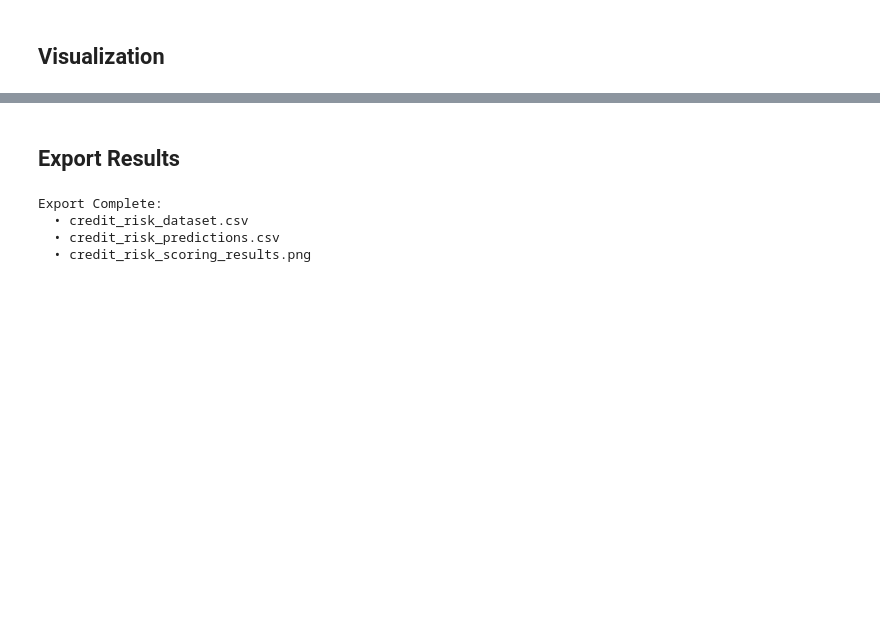
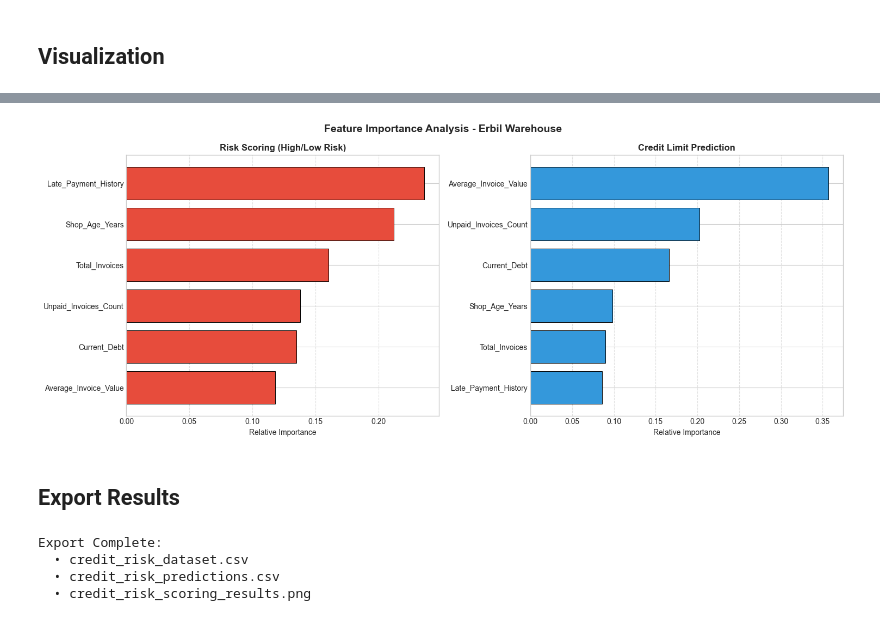
Before and after one commit to UmedJaMala/Credit-Risk-Scoring-ML, a Jupyter notebook: Credit_Limit_Risk_Scoring.ipynb, the cells around one changed output, grey strips where cells are left out. Saved outputs shown, nothing was run; the diff lists cells and outputs as text; code cells hidden in the pictures; blank space fills up the shorter version.

```diff
--- a/Credit_Limit_Risk_Scoring.ipynb
+++ b/Credit_Limit_Risk_Scoring.ipynb
@@ -223,3 +283,40 @@ plt.show()
+# %%
+import pandas as pd
+import matplotlib.pyplot as plt
+
+# ناساندنی ناوی تایبەتمەندییەکان وەک ئەوەی لە داتاسێتە نوێیەکەدا هەیە
+feature_names = ['Shop_Age_Years', 'Total_Invoices', 'Average_Invoice_Value',
+                 'Unpaid_Invoices_Count', 'Current_Debt', 'Late_Payment_History']
+
+# وەرگرتنی ڕێژەی گرنگی فیچەرەکان لە هەردوو مۆدێلەکەدا
+risk_importance = xgb_clf.feature_importances_
+limit_importance = xgb_reg.feature_importances_
+
+# دروستکردنی دەیتافرەیم بۆ ڕێکخستنیان بەپێی گرنگی
+df_risk_imp = pd.DataFrame({'Feature': feature_names, 'Importance': risk_importance}).sort_values(by='Importance', ascending=True)
+df_limit_imp = pd.DataFrame({'Feature': feature_names, 'Importance': limit_importance}).sort_values(by='Importance', ascending=True)
+
+# کێشانی هێڵکارییەکان
+fig, axes = plt.subplots(1, 2, figsize=(15, 6))
+fig.suptitle('Feature Importance Analysis - Erbil Warehouse', fontsize=14, fontweight='bold')
+
+# هێڵکاری مۆدێلی مەترسی (Risk Model)
+axes[0].barh(df_risk_imp['Feature'], df_risk_imp['Importance'], color='#e74c3c', edgecolor='black', linewidth=0.7)
+axes[0].set_title('Risk Scoring (High/Low Risk)', fontweight='bold')
+axes[0].set_xlabel('Relative Importance')
+axes[0].grid(axis='x', linestyle='--', alpha=0.6)
+
+# هێڵکاری مۆدێلی لیمیت (Credit Limit Model)
+axes[1].barh(df_limit_imp['Feature'], df_limit_imp['Importance'], color='#3498db', edgecolor='black', linewidth=0.7)
+axes[1].set_title('Credit Limit Prediction', fontweight='bold')
+axes[1].set_xlabel('Relative Importance')
+axes[1].grid(axis='x', linestyle='--', alpha=0.6)
+
+plt.tight_layout()
+plt.savefig('outputs/feature_importance.png', dpi=150, bbox_inches='tight')
+plt.show()
+# %% [output]
+[figure, added]
 # %% [markdown]
 ## Export Results
 # %%
```
Also changed, not shown: parts of 9 cells of this notebook, 8 other files.
